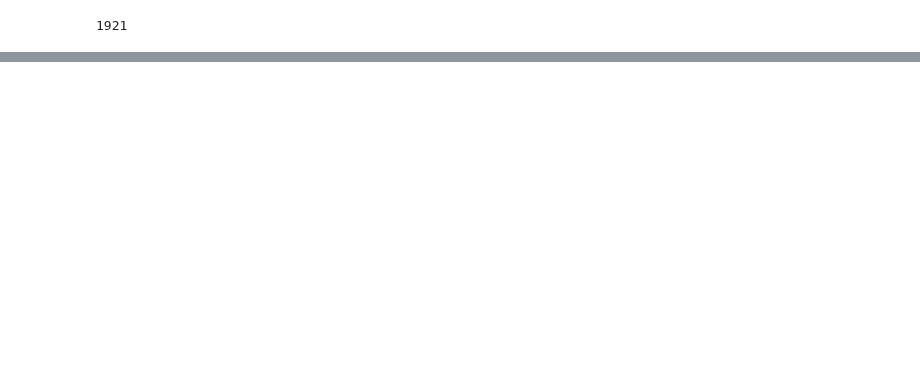
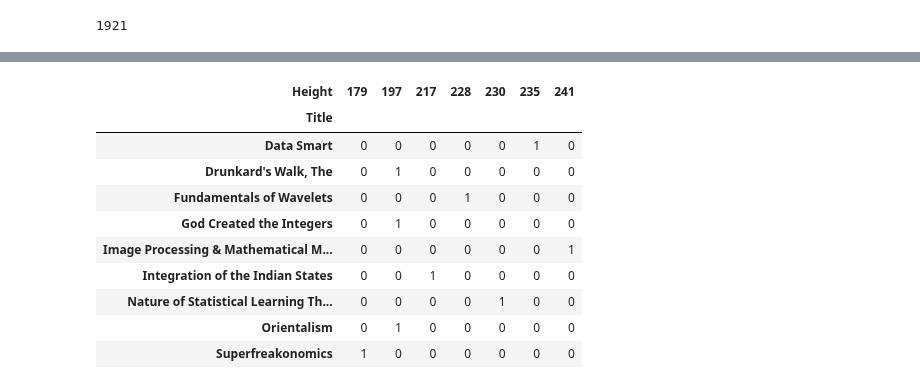
Before and after one commit to KhatiwadaPrajwal056/Data-Science-Libraries-, a Jupyter notebook: pandas.ipynb, the cells around one changed output, grey strips where cells are left out. Cells and saved outputs as stored; diff of their text form; code cells hidden in the pictures; blank space fills up the shorter version.

```diff
--- a/pandas.ipynb
+++ b/pandas.ipynb
@@ -171,0 +338,15 @@ book_sales["Height"].sum() #For the specific sum of the column
+# %%
+#Kind of aggragating taken two columns
+pd.crosstab(book_sales["Title"],book_sales["Height"])
+# %% [output]
+| Height | 179 | 197 | 217 | 228 | 230 | 235 | 241 |
+| Title |  |  |  |  |  |  |  |
+| Data Smart | 0 | 0 | 0 | 0 | 0 | 1 | 0 |
+| Drunkard's Walk, The | 0 | 1 | 0 | 0 | 0 | 0 | 0 |
+| Fundamentals of Wavelets | 0 | 0 | 0 | 1 | 0 | 0 | 0 |
+| God Created the Integers | 0 | 1 | 0 | 0 | 0 | 0 | 0 |
+| Image Processing & Mathematical M... | 0 | 0 | 0 | 0 | 0 | 0 | 1 |
+| Integration of the Indian States | 0 | 0 | 1 | 0 | 0 | 0 | 0 |
+| Nature of Statistical Learning Th... | 0 | 0 | 0 | 0 | 1 | 0 | 0 |
+| Orientalism | 0 | 1 | 0 | 0 | 0 | 0 | 0 |
+| Superfreakonomics | 1 | 0 | 0 | 0 | 0 | 0 | 0 |
```
Also changed, not shown: parts of 33 cells of this notebook, 3 other files.
